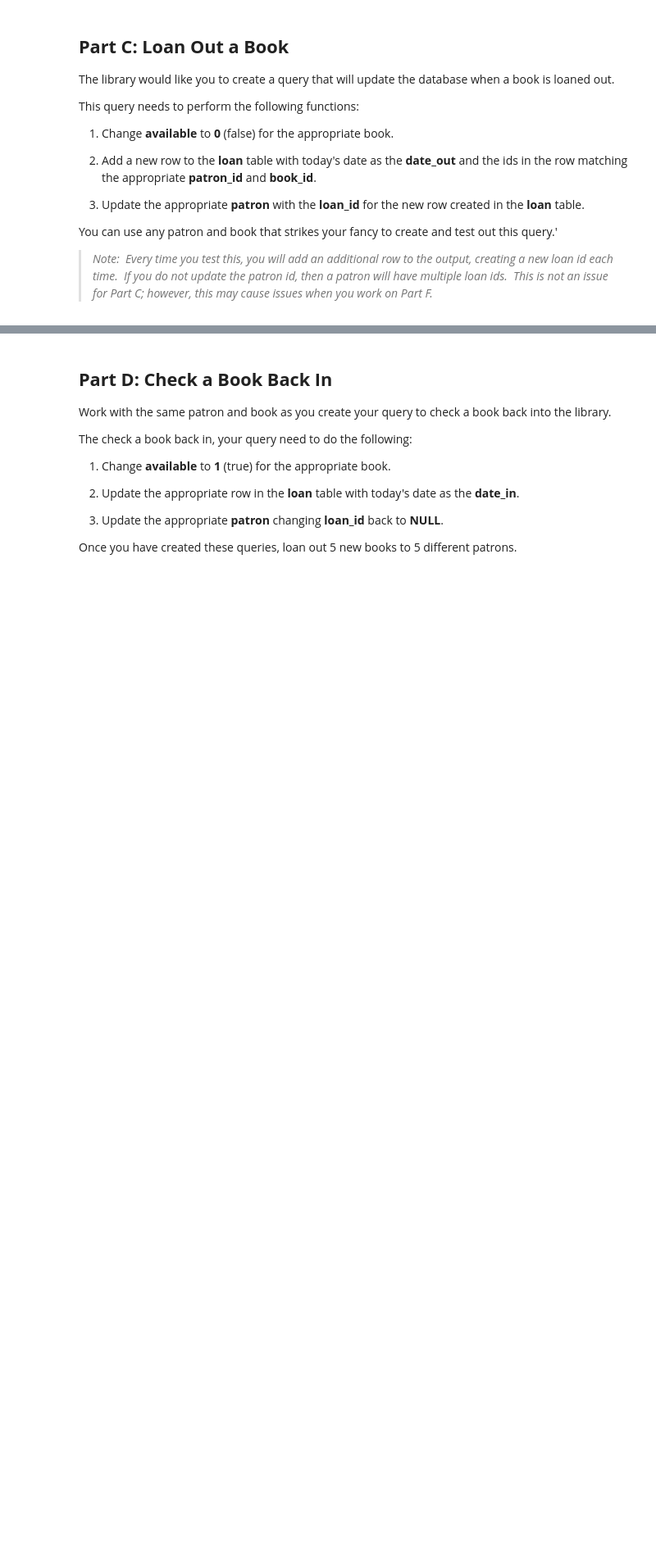
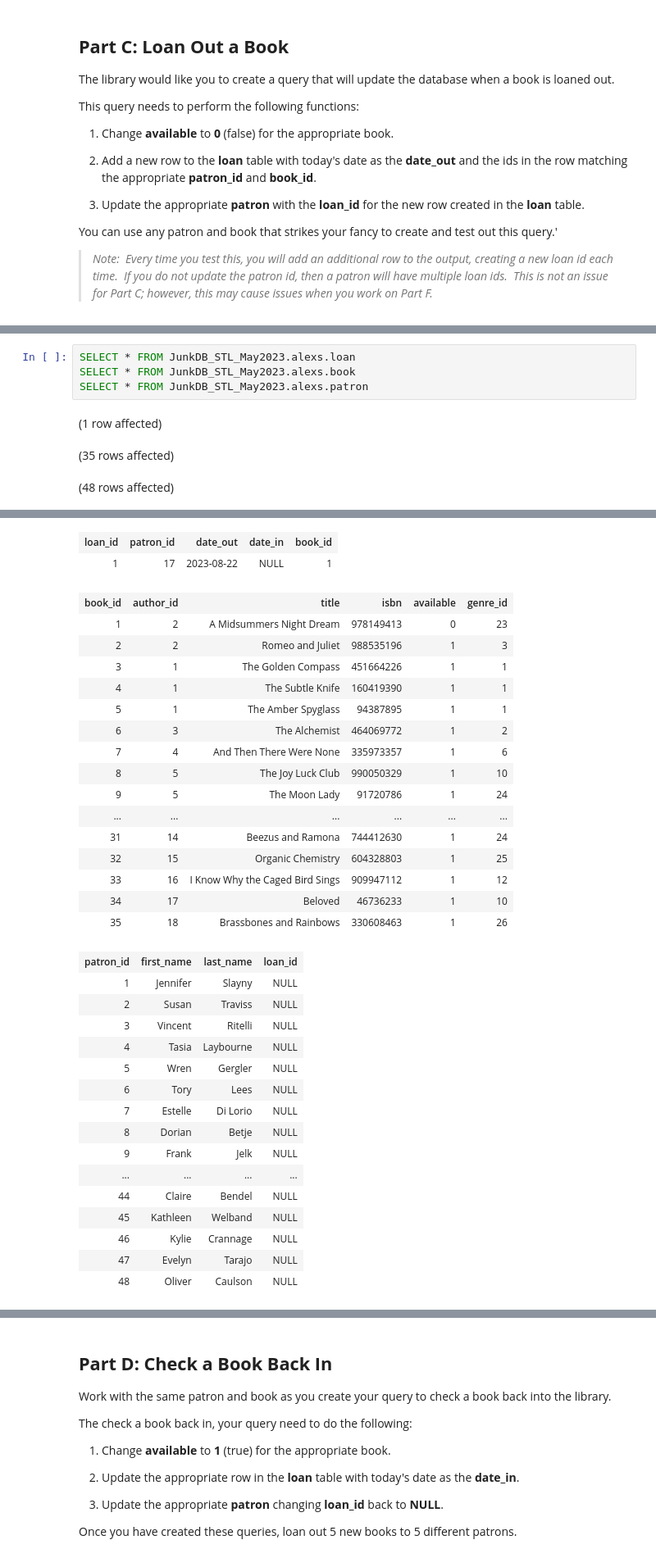
Before and after one commit to yayasanya/SQL-Part-5-Studio, a Jupyter notebook: Studio.ipynb, the cells around one changed output, grey strips where cells are left out. Shown at 82% size. Drawn from its saved outputs; the diff is of its cells as text; blank space fills up the shorter version.

```diff
--- a/Studio.ipynb
+++ b/Studio.ipynb
@@ -179,0 +380,8 @@ You can use any patron and book that strikes your fancy to create and test out t
+# %%
+SELECT * FROM JunkDB_STL_May2023.alexs.loan
+SELECT * FROM JunkDB_STL_May2023.alexs.book
+SELECT * FROM JunkDB_STL_May2023.alexs.patron
+# %% [output]
+(1 row affected)
+(35 rows affected)
+(48 rows affected)
@@ -179,0 +389,34 @@ You can use any patron and book that strikes your fancy to create and test out t
+| loan_id | patron_id | date_out | date_in | book_id |
+| 1 | 17 | 2023-08-22 | NULL | 1 |
+| book_id | author_id | title | isbn | available | genre_id |
+| 1 | 2 | A Midsummers Night Dream | 978149413 | 0 | 23 |
+| 2 | 2 | Romeo and Juliet | 988535196 | 1 | 3 |
+| 3 | 1 | The Golden Compass | 451664226 | 1 | 1 |
+| 4 | 1 | The Subtle Knife | 160419390 | 1 | 1 |
+| 5 | 1 | The Amber Spyglass | 94387895 | 1 | 1 |
+| 6 | 3 | The Alchemist | 464069772 | 1 | 2 |
+| 7 | 4 | And Then There Were None | 335973357 | 1 | 6 |
+| 8 | 5 | The Joy Luck Club | 990050329 | 1 | 10 |
+| 9 | 5 | The Moon Lady | 91720786 | 1 | 24 |
+| ... | ... | ... | ... | ... | ... |
+| 31 | 14 | Beezus and Ramona | 744412630 | 1 | 24 |
+| 32 | 15 | Organic Chemistry | 604328803 | 1 | 25 |
+| 33 | 16 | I Know Why the Caged Bird Sings | 909947112 | 1 | 12 |
+| 34 | 17 | Beloved | 46736233 | 1 | 10 |
+| 35 | 18 | Brassbones and Rainbows | 330608463 | 1 | 26 |
+| patron_id | first_name | last_name | loan_id |
+| 1 | Jennifer | Slayny | NULL |
+| 2 | Susan | Traviss | NULL |
+| 3 | Vincent | Ritelli | NULL |
+| 4 | Tasia | Laybourne | NULL |
+| 5 | Wren | Gergler | NULL |
+| 6 | Tory | Lees | NULL |
+| 7 | Estelle | Di Lorio | NULL |
+| 8 | Dorian | Betje | NULL |
+| 9 | Frank | Jelk | NULL |
+| ... | ... | ... | ... |
+| 44 | Claire | Bendel | NULL |
+| 45 | Kathleen | Welband | NULL |
+| 46 | Kylie | Crannage | NULL |
+| 47 | Evelyn | Tarajo | NULL |
+| 48 | Oliver | Caulson | NULL |
```
Also changed, not shown: parts of 27 cells of this notebook, 1 other file.
